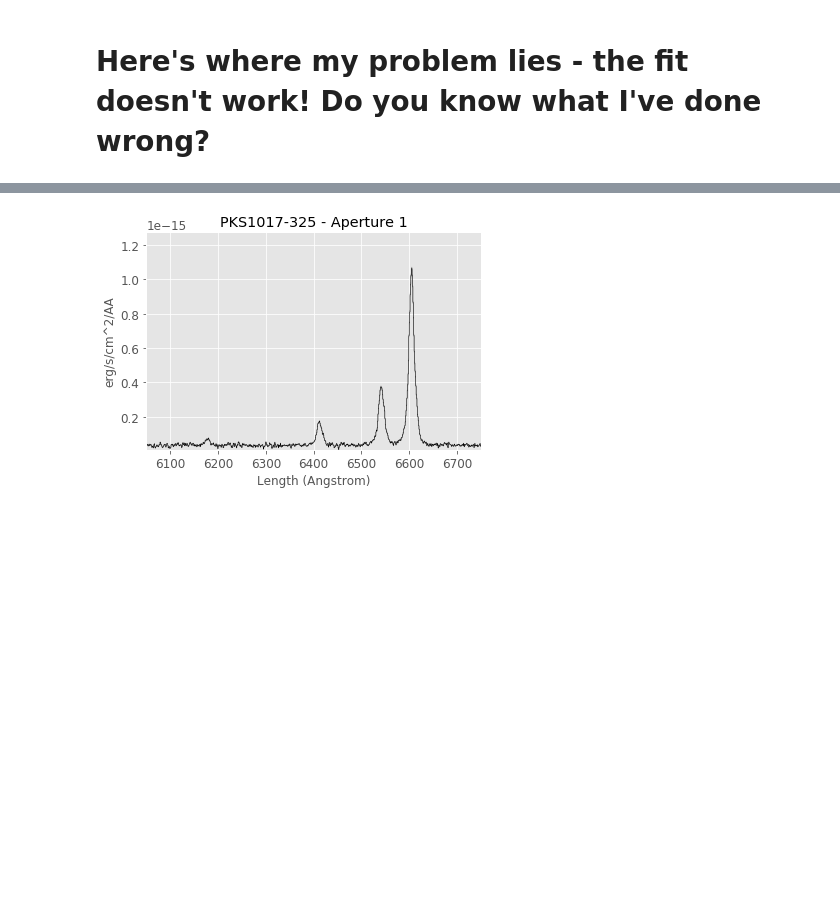
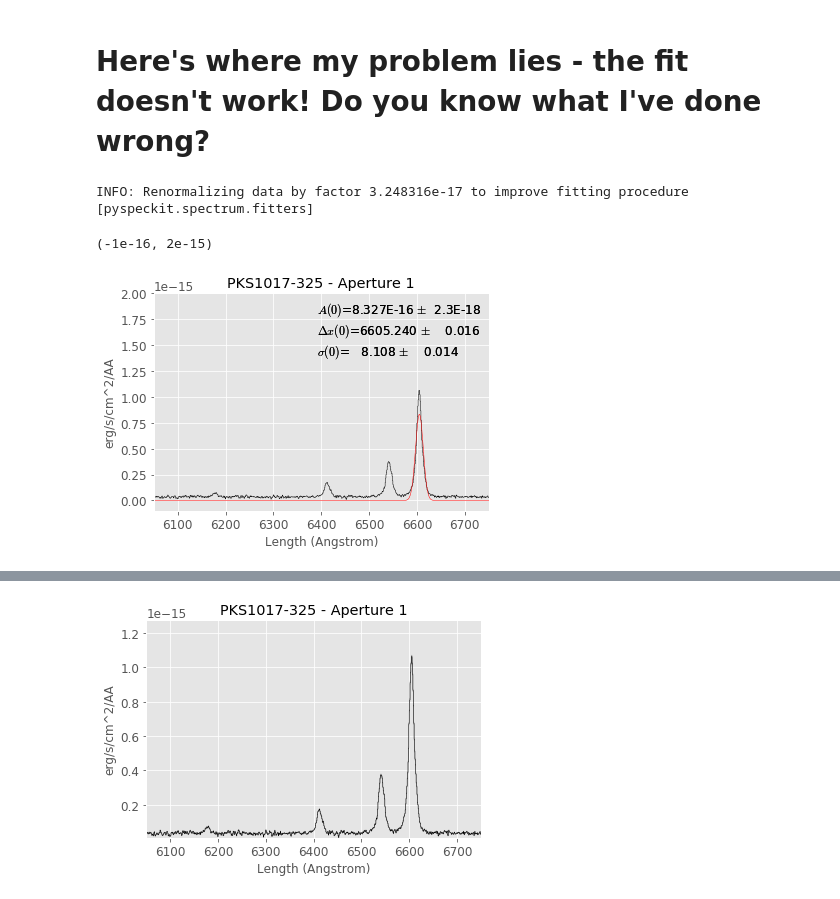
Before and after one commit to granttremblay/question_for_adam, a Jupyter notebook: PKS1017_Analysis.ipynb, the cells around one changed output, grey strips where cells are left out. Drawn from its saved outputs; the diff is of its cells as text; code cells hidden in the pictures; blank space fills up the shorter version.

```diff
--- a/PKS1017_Analysis.ipynb
+++ b/PKS1017_Analysis.ipynb
@@ -276,6 +277,14 @@ linemask
 #sp.baseline(xmin=6050, xmax=6750, exclude=linemask, subtract=False, reset_selection=False, highlight_fitregion=True, order=2)
 # %% [markdown]
 # Here's where my problem lies - the fit doesn't work! Do you know what I've done wrong?
+# %%
+sp.plotter()
+sp.specfit(guess=[1e-15,6563,5])
+sp.plotter.axis.set_ylim(-1e-16, 2e-15)
+# %% [output]
+INFO: Renormalizing data by factor 3.248316e-17 to improve fitting procedure [pyspeckit.spectrum.fitters]
+(-1e-16, 2e-15)
+[figure, added]
 # %%
 sp.plotter(xmin=6050, xmax=6750, errstyle='fill')
 sp.specfit.plot_fit(annotate=False, lw=2.0)
```
Also changed, not shown: parts of 8 cells of this notebook.
